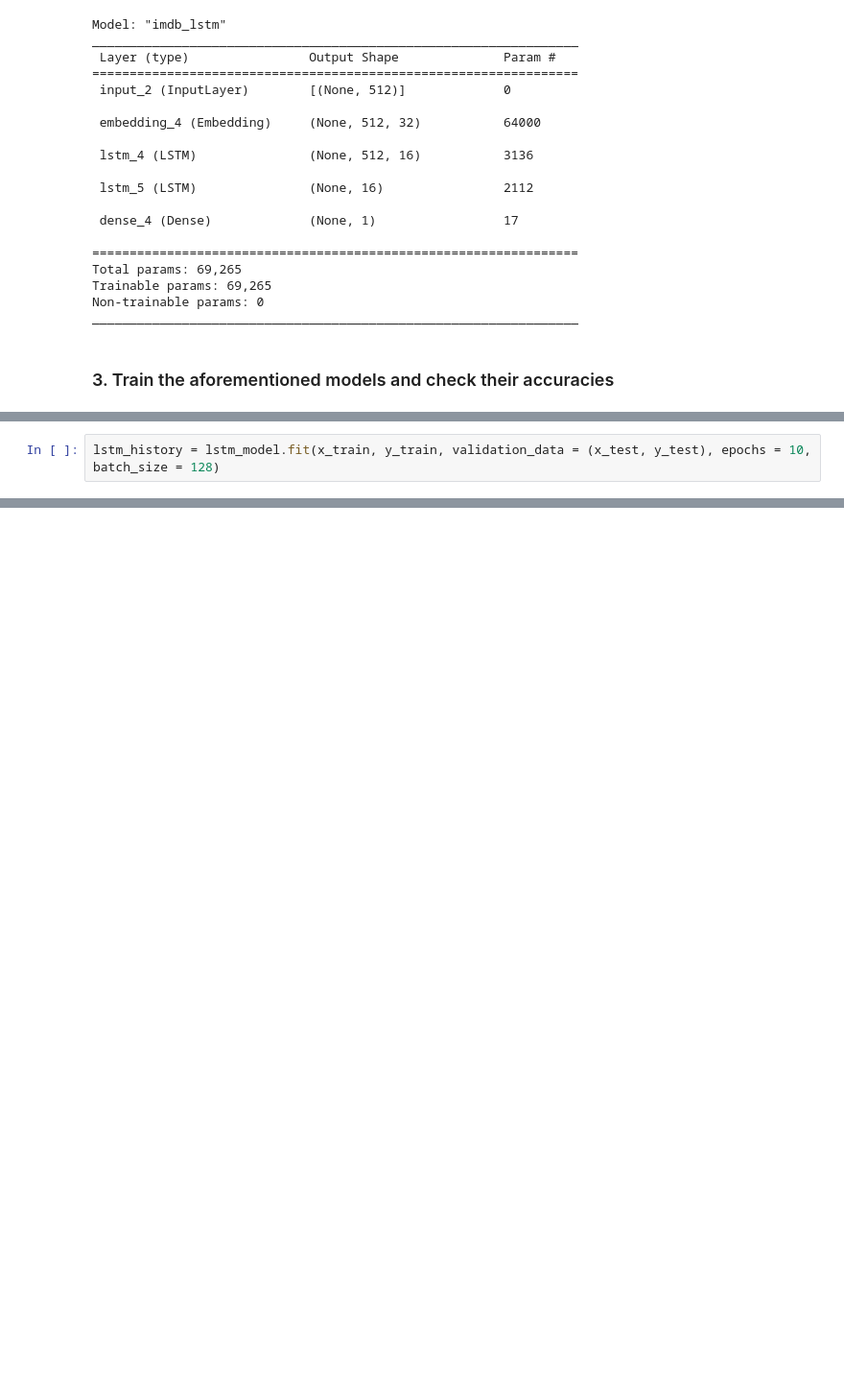
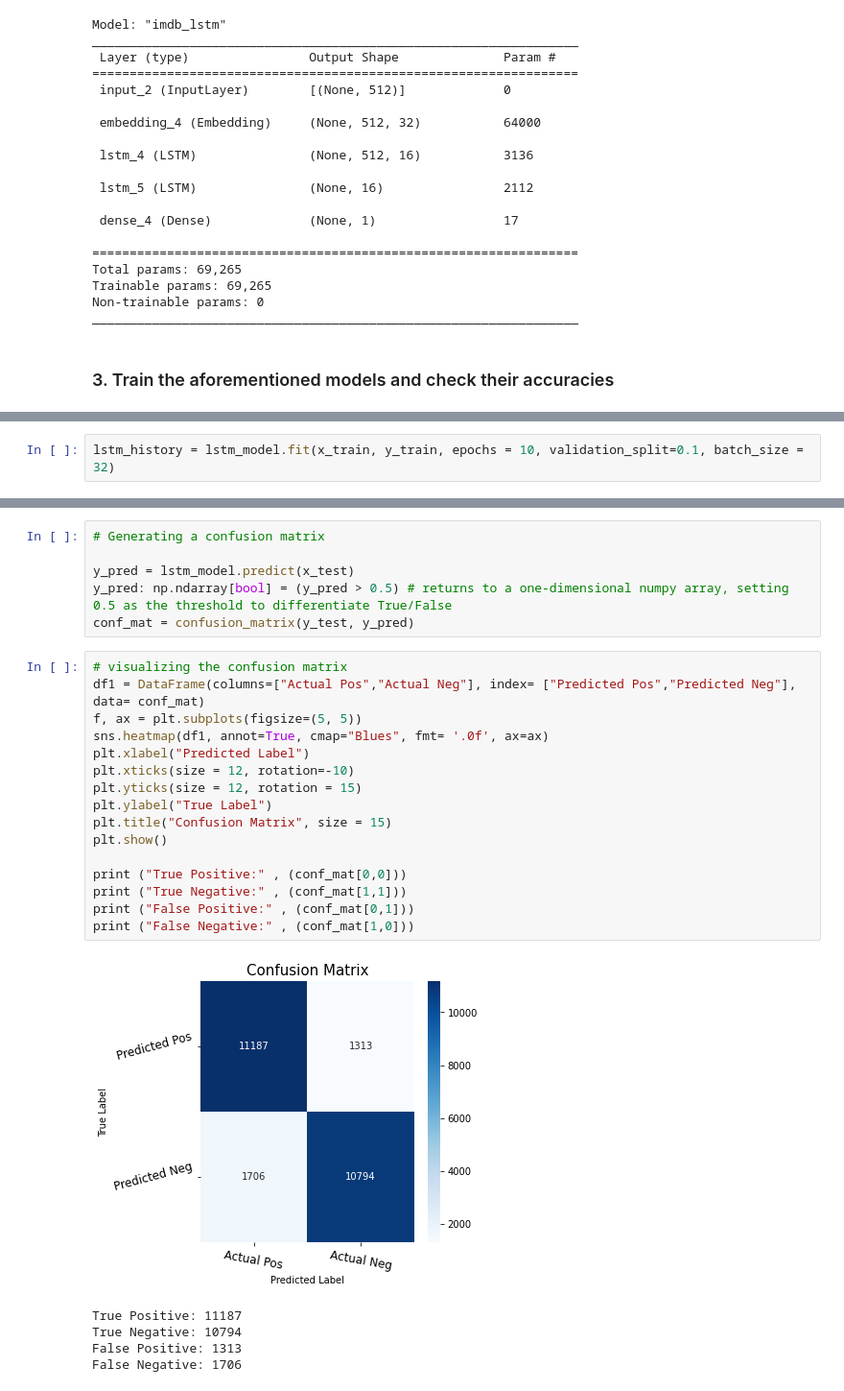
Before and after one commit to Orthologues/DM873-DeepLearning, a Jupyter notebook: exer5-6_RNN_AutoEncoder.ipynb, the cells around one changed output, grey strips where cells are left out. Shown at 96% size. Cells and saved outputs as stored; diff of their text form; blank space fills up the shorter version.

Commit message:
Created an LSTM model of 88% accuracy

```diff
--- a/exer5-6_RNN_AutoEncoder.ipynb
+++ b/exer5-6_RNN_AutoEncoder.ipynb
@@ -231,4 +235,4 @@ Epoch 1/10
 # %%
-lstm_history = lstm_model.fit(x_train, y_train, validation_data = (x_test, y_test), epochs = 10, batch_size = 128)
+lstm_history = lstm_model.fit(x_train, y_train, epochs = 10, validation_split=0.1, batch_size = 32)
 # %% [output]
 Epoch 1/10
@@ -234,0 +281,28 @@ Epoch 1/10
+# %%
+# Generating a confusion matrix
+
+y_pred = lstm_model.predict(x_test)
+y_pred: np.ndarray[bool] = (y_pred > 0.5) # returns to a one-dimensional numpy array, setting 0.5 as the threshold to differentiate True/False
+conf_mat = confusion_matrix(y_test, y_pred)
+# %%
+# visualizing the confusion matrix
+df1 = DataFrame(columns=["Actual Pos","Actual Neg"], index= ["Predicted Pos","Predicted Neg"], data= conf_mat)
+f, ax = plt.subplots(figsize=(5, 5))
+sns.heatmap(df1, annot=True, cmap="Blues", fmt= '.0f', ax=ax)
+plt.xlabel("Predicted Label")
+plt.xticks(size = 12, rotation=-10)
+plt.yticks(size = 12, rotation = 15)
+plt.ylabel("True Label")
+plt.title("Confusion Matrix", size = 15)
+plt.show()
+
+print ("True Positive:" , (conf_mat[0,0]))
+print ("True Negative:" , (conf_mat[1,1]))
+print ("False Positive:" , (conf_mat[0,1]))
+print ("False Negative:" , (conf_mat[1,0]))
+# %% [output]
+[figure, added]
+True Positive: 11187
+True Negative: 10794
+False Positive: 1313
+False Negative: 1706
```
Also changed, not shown: parts of 8 cells of this notebook, 9 other files.
